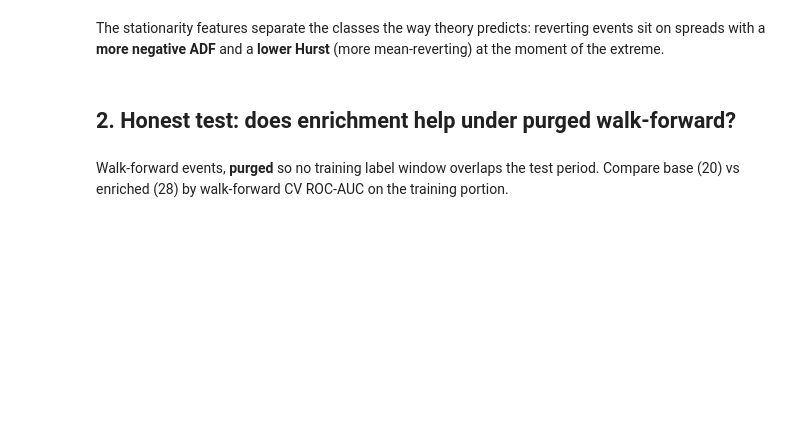
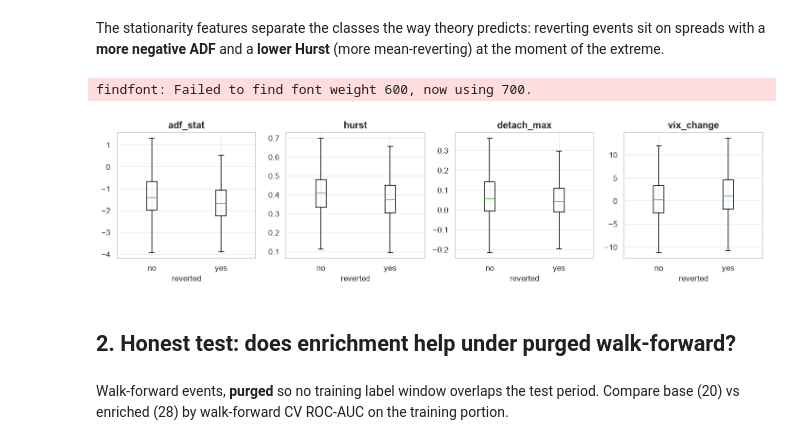
Before and after one commit to Saul666/MidtermProjBIU, a Jupyter notebook: notebooks/07_feature_enrichment.ipynb, the cells around one changed output. Cells and saved outputs as stored; diff of their text form; code cells hidden in the pictures; blank space fills up the shorter version.

Commit message:
Improve feature engineering and fix labeling pipeline

```diff
--- a/notebooks/07_feature_enrichment.ipynb
+++ b/notebooks/07_feature_enrichment.ipynb
@@ -62,12 +81,28 @@ by_class.round(3)
 # %% [markdown]
 The stationarity features separate the classes the way theory predicts: reverting events sit on spreads with a **more negative ADF** and a **lower Hurst** (more mean-reverting) at the moment of the extreme.
 # %%
-show = ['adf_stat','hurst','detach_max','vix_change']
-fig, axes = plt.subplots(1, len(show), figsize=(13,3.4))
-for ax,col in zip(axes,show):
-    ax.boxplot([ev.loc[ev.reverted==0,col], ev.loc[ev.reverted==1,col]], labels=['no','yes'], showfliers=False)
-    ax.set_title(col); ax.set_xlabel('reverted')
-fig.tight_layout(); save_fig(fig,'enrich_feature_by_class.png'); plt.show()
+show = ["adf_stat", "hurst", "detach_max", "vix_change"]
+
+fig, axes = plt.subplots(1, len(show), figsize=(13, 3.4))
+
+for ax, col in zip(axes, show):
+    ax.boxplot(
+        [
+            ev.loc[ev.reverted == 0, col],
+            ev.loc[ev.reverted == 1, col],
+        ],
+        tick_labels=["no", "yes"],
+        showfliers=False,
+    )
+    ax.set_title(col)
+    ax.set_xlabel("reverted")
+
+fig.tight_layout()
+save_fig(fig, "enrich_feature_by_class.png")
+plt.show()
+# %% [output]
+findfont: Failed to find font weight 600, now using 700.
+[figure, added]
 # %% [markdown]
 ## 2. Honest test: does enrichment help under purged walk-forward?
 # %% [markdown]
```
Also changed, not shown: parts of 6 cells of this notebook, 31 other files.
